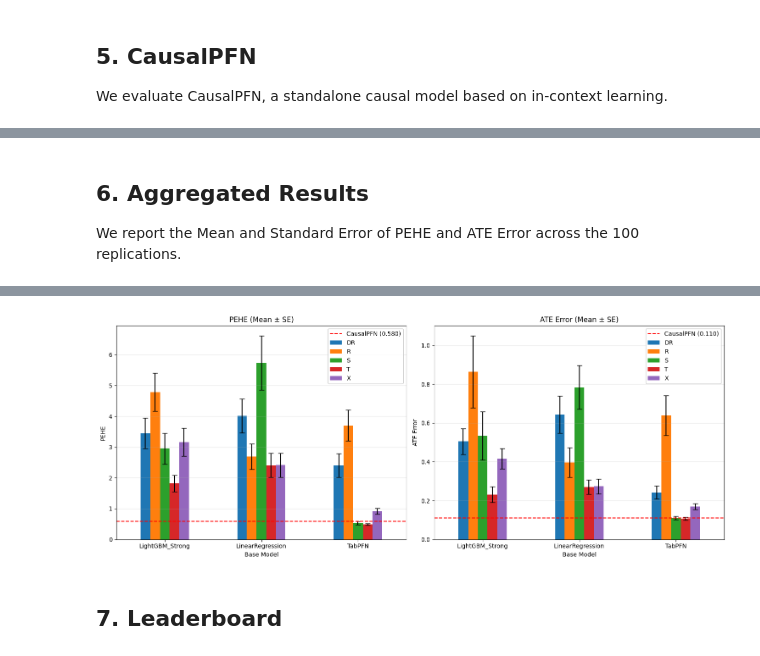
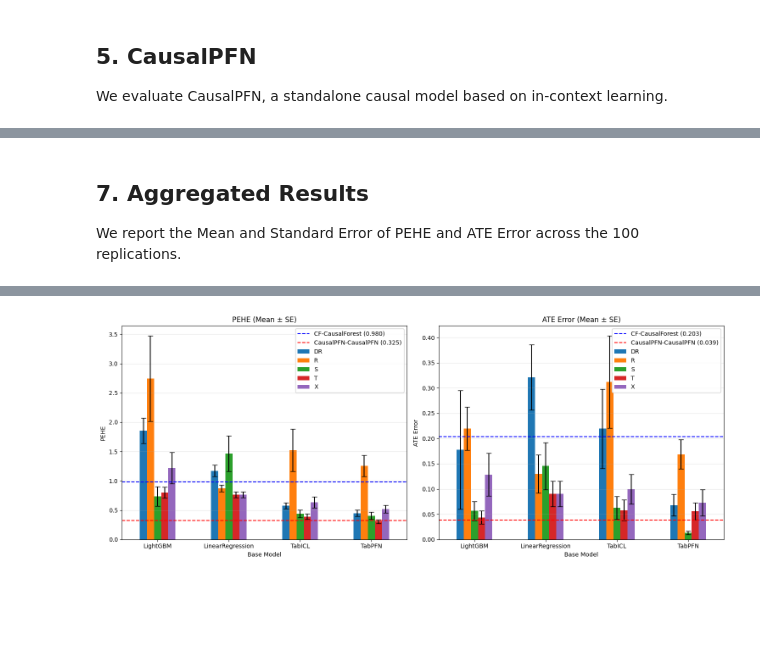
Before and after one commit to jensbrehmen/thesis, a Jupyter notebook: IHDP/tabpfn-causal-model(IHDP)-sens0903.ipynb, the cells around one changed output, grey strips where cells are left out. Cells and saved outputs as stored; diff of their text form; code cells hidden in the pictures; blank space fills up the shorter version.

Commit message:
Update IHDP notebook with latest version (0104)
Co-Authored-By: Claude Sonnet 4.6 <noreply@anthropic.com>

```diff
--- a/IHDP/tabpfn-causal-model(IHDP)-sens0903.ipynb
+++ b/IHDP/tabpfn-causal-model(IHDP)-sens0903.ipynb
@@ -155,10 +189,10 @@ from collections import defaultdict
 all_results = defaultdict(lambda: defaultdict(lambda: defaultdict(list)))
 
 # Load IHDP data from local npz files (100 replications)
-train_data = np.load('IHDP/ihdp_npci_1-100.train.npz')
-test_data = np.load('IHDP/ihdp_npci_1-100.test.npz')
+train_data = np.load('ihdp_npci_1-100.train.npz')
+test_data = np.load('ihdp_npci_1-100.test.npz')
 
-n_datasets = 100
+n_datasets = 5
 processed_datasets = []
 feature_names = [f"x{j}" for j in range(25)]
 
@@ -386,6 +510,6 @@ Processing dataset 100...
 CausalPFN evaluation complete.
 # %% [markdown]
-## 6. Aggregated Results
+## 7. Aggregated Results
 
 We report the Mean and Standard Error of PEHE and ATE Error across the 100 replications.
 # %%
@@ -393,18 +517,23 @@ We report the Mean and Standard Error of PEHE and ATE Error across the 100 repli
 # Aggregate results
 summary_rows = []
 
-for meta in ['S', 'T', 'X', 'R', 'DR', 'CausalPFN']:
-    # Determine which base models to iterate over
+HPO_LEARNERS = ['S', 'T', 'X']  # meta-learners that have TabPFN-HPO
+
+for meta in ['S', 'T', 'X', 'R', 'DR', 'CF', 'CausalPFN']:
     if meta == 'CausalPFN':
-        models = [meta]
+        models = ['CausalPFN']
+    elif meta == 'CF':
+        models = ['CausalForest']
     else:
-        models = ['LinearRegression', 'TabPFN','LightGBM_Strong']
+        base_models = ['LinearRegression', 'LightGBM', 'TabPFN', 'TabICL']
+        hpo = ['TabPFN-HPO'] if meta in HPO_LEARNERS else []
+        models = base_models + hpo
 
     for model in models:
         pehes = all_results[meta][model]['pehe']
         ate_errs = all_results[meta][model]['ate_error']
 
-        if not pehes: # Skip if no results (e.g. if cell wasn't run)
+        if not pehes:
             continue
 
         n = len(pehes)
@@ -421,15 +550,14 @@ df_summary = pd.DataFrame(summary_rows)
 print(df_summary.to_string(index=False))
 
 # Export to CSV
-csv_path = 'benchmark_results.csv'
+csv_path = 'benchmark_results_IHDP.csv'
 df_summary.to_csv(csv_path, index=False)
 print(f"\nResults exported to {csv_path}")
 
-# Visualization — separate meta-learner bar chart from CausalPFN reference line
+# Visualization
 if not df_summary.empty:
-    # Split data: meta-learners vs standalone models
-    df_meta = df_summary[~df_summary['Meta-Learner'].isin(['CausalPFN'])]
-    df_standalone = df_summary[df_summary['Meta-Learner'].isin(['CausalPFN'])]
+    df_meta = df_summary[~df_summary['Meta-Learner'].isin(['CausalPFN', 'CF'])]
+    df_standalone = df_summary[df_summary['Meta-Learner'].isin(['CausalPFN', 'CF'])]
 
     fig, axes = plt.subplots(1, 2, figsize=(15, 6))
 
@@ -440,14 +568,26 @@ if not df_summary.empty:
         if not df_meta.empty:
             plot_data = df_meta.pivot(index='Base Model', columns='Meta-Learner', values=f'{metric} Mean')
             plot_err = df_meta.pivot(index='Base Model', columns='Meta-Learner', values=f'{metric} SE')
-
             plot_data.plot(kind='bar', yerr=plot_err, ax=ax, capsize=4, rot=0, legend=False)
 
-        # Add CausalPFN as horizontal reference line
         for _, row in df_standalone.iterrows():
             val = row[f'{metric} Mean']
-            ax.axhline(y=val, color='red', linestyle='--', linewidth=1.5,
-                       label=f"{row['Meta-Learner']} ({val:.3f})")
+
+            # Assign colors
+            if row['Meta-Learner'] == 'CausalPFN':
+                color = 'red'
+            elif row['Meta-Learner'] == 'CF':
+                color = 'blue'
+            else:
+                color = 'black'  # fallback (just in case)
+
+            ax.axhline(
+                y=val,
+                linestyle='--',
+                linewidth=1.5,
+                color=color,
+                label=f"{row['Meta-Learner']}-{row['Base Model']} ({val:.3f})"
+            )
 
         ax.set_title(f'{metric} (Mean \u00b1 SE)')
         ax.set_ylabel(metric)
@@ -455,6 +595,7 @@ if not df_summary.empty:
         ax.legend(loc='upper right', framealpha=0.9)
 
     plt.tight_layout()
+    plt.savefig("resultsihdp_plot.png", dpi=300, bbox_inches='tight')
     plt.show()
 else:
     print("No results to plot.")
@@ -481,6 +620,4 @@ Results exported to benchmark_results.csv
-[figure, old version]
+[figure, new version]
-# %% [markdown]
-## 7. Leaderboard
 # %%
 # Create a ranking leaderboard for top 5 performers
 print("=" * 80)
```
Also changed, not shown: parts of 10 cells of this notebook.
